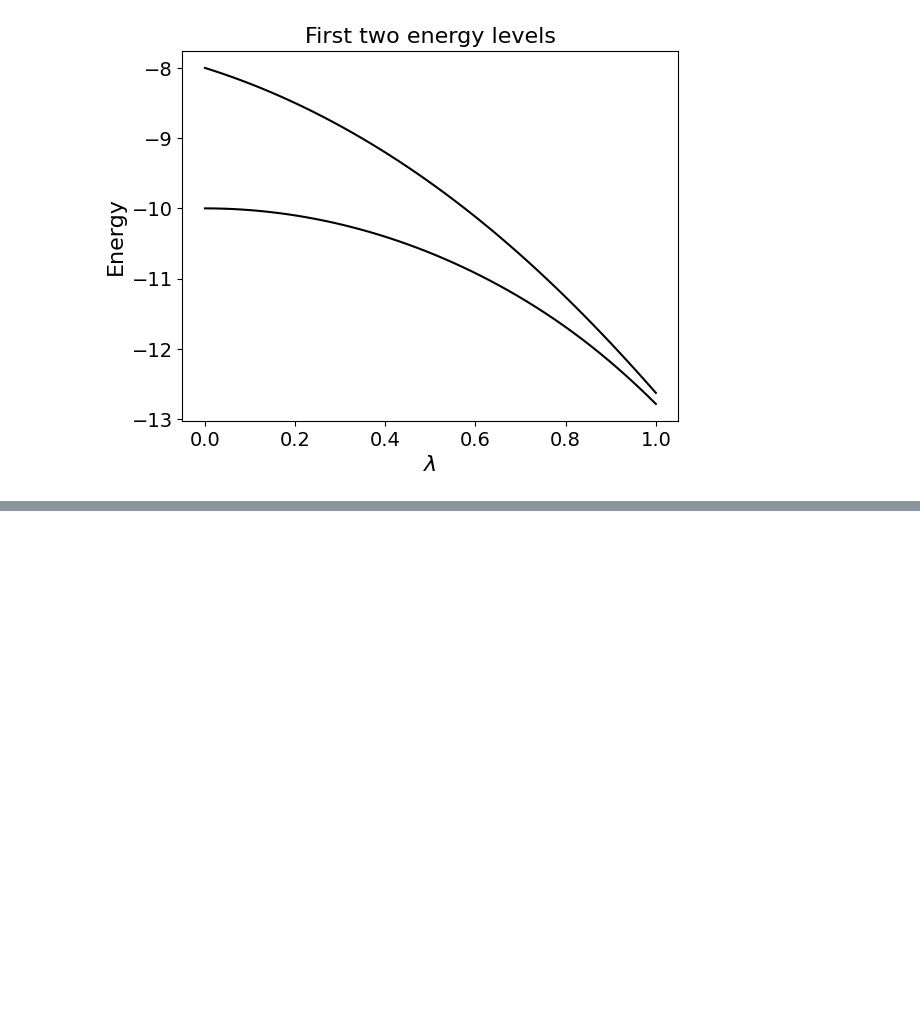
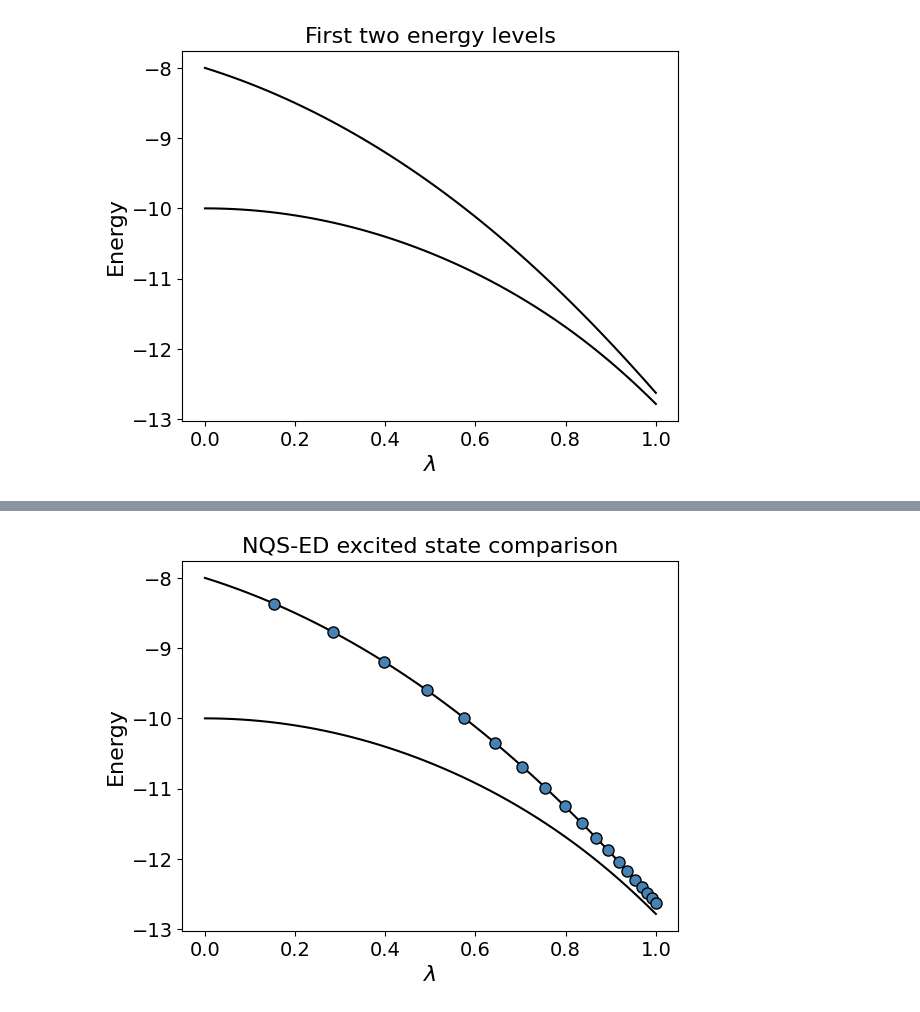
Before and after one commit to Matematija/nqs-adiabatic, a Jupyter notebook: examples/transport.ipynb, the cells around one changed output, grey strips where cells are left out. Drawn from its saved outputs; the diff is of its cells as text; code cells hidden in the pictures; blank space fills up the shorter version.

```diff
--- a/examples/transport.ipynb
+++ b/examples/transport.ipynb
@@ -113,12 +117,12 @@ _ = plt.yticks(fontsize=14)
 @eqx.filter_jit
 def estimate_energy(logpsi, H, key):
     samples = sampler(logpsi, key).reshape(-1, *graph.shape)
-    return operator_expect_and_variance(H, logpsi, samples) # chunk_size=config.chunk_size)
+    return operator_expect_and_variance(H, logpsi, samples, chunk_size=64)
 # %%
 @eqx.filter_jit
 def update_energy(logpsi, energy, potential, step_size, key):
     samples = sampler(logpsi, key).reshape(-1, *graph.shape)
-    V_exp = operator_expect(potential, logpsi, samples) #, chunk_size=config.chunk_size)
+    V_exp = operator_expect(potential, logpsi, samples,  chunk_size=64)
     return energy + step_size * V_exp
 # %%
 linear_solver = SoftSpectralSolver(rcond=1e-5, acond=1e-7)
@@ -129,20 +133,8 @@ def inverse_power_iter(logpsi, hamiltonian, target_energy, i, key):
 
     samples = sampler(logpsi, key).reshape(-1, *graph.shape)
 
-    E, E_var = operator_expect_and_variance(
-        hamiltonian, logpsi, samples, # chunk_size=config.chunk_size
-    )
-
-    d_logpsi = inverse_power_update(
-        logpsi,
-        samples,
-        hamiltonian,
-        target_energy,
-        solver=linear_solver,
-        # diag_shift=config.diag_shift,
-        # chunk_size=config.chunk_size,
-    )
-
+    E, E_var = operator_expect_and_variance(hamiltonian, logpsi, samples, chunk_size=64)
+    d_logpsi = inverse_power_update(logpsi, samples, hamiltonian, target_energy, solver=linear_solver, chunk_size=64)
     d_logpsi = jax.tree.map(lambda x: dampening_schedule(i) * x, d_logpsi)
     logpsi_ = eqx.apply_updates(logpsi, d_logpsi)
 
@@ -196,7 +188,7 @@ key, key1, key2 = jax.random.split(key, 3)
 step_size = lambda_grid[1] - lambda_grid[0]
 
 samples = sampler(logpsi.init_cond, key).reshape(-1, *graph.shape)
-E0 = operator_expect(H0, logpsi.init_cond, samples) #, chunk_size=config.chunk_size)
+E0 = operator_expect(H0, logpsi.init_cond, samples, chunk_size=64)
 target_energy = update_energy(logpsi.init_cond, E0, V, step_size, key1)
 
 print(f"Initial energy: {E0:.10e}")
@@ -255,0 +281,13 @@ trajectory = Trajectory(t, y, data)
+# %%
+fig, ax = plt.subplots()
+
+ax.plot(ed_grid, ed_energies, label="ED", color="black")
+ax.plot(lambda_grid, energies, marker='o', ls='none', color='steelblue', ms=8, markeredgecolor='black', label="Adiabatic transport")
+
+ax.set_xlabel(r"$\lambda$", fontsize=16)
+ax.set_ylabel("Energy", fontsize=16)
+ax.set_title("NQS-ED excited state comparison", fontsize=16)
+ax.tick_params(axis='x', labelsize=14)
+ax.tick_params(axis='y', labelsize=14)
+# %% [output]
+[figure, added]
```
Also changed, not shown: parts of 8 cells of this notebook.
